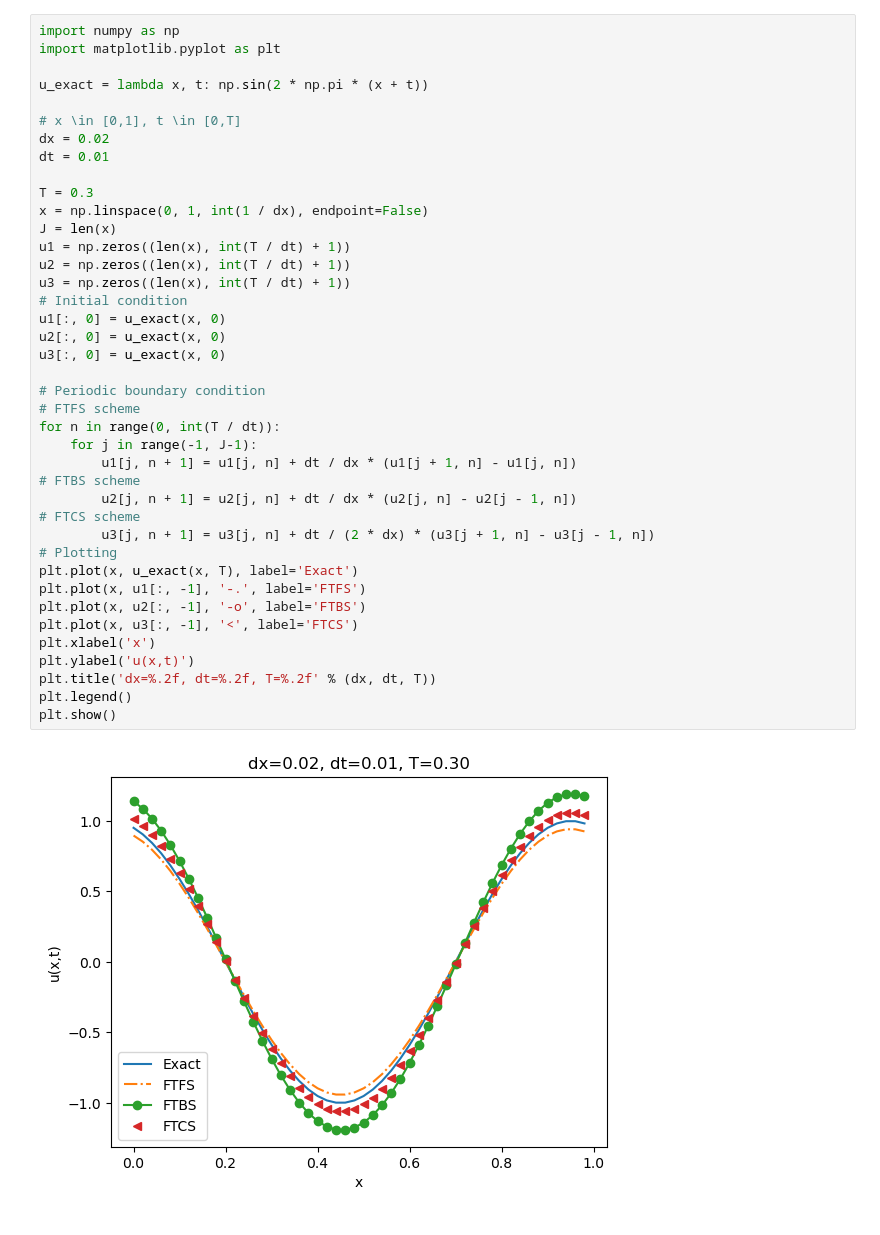
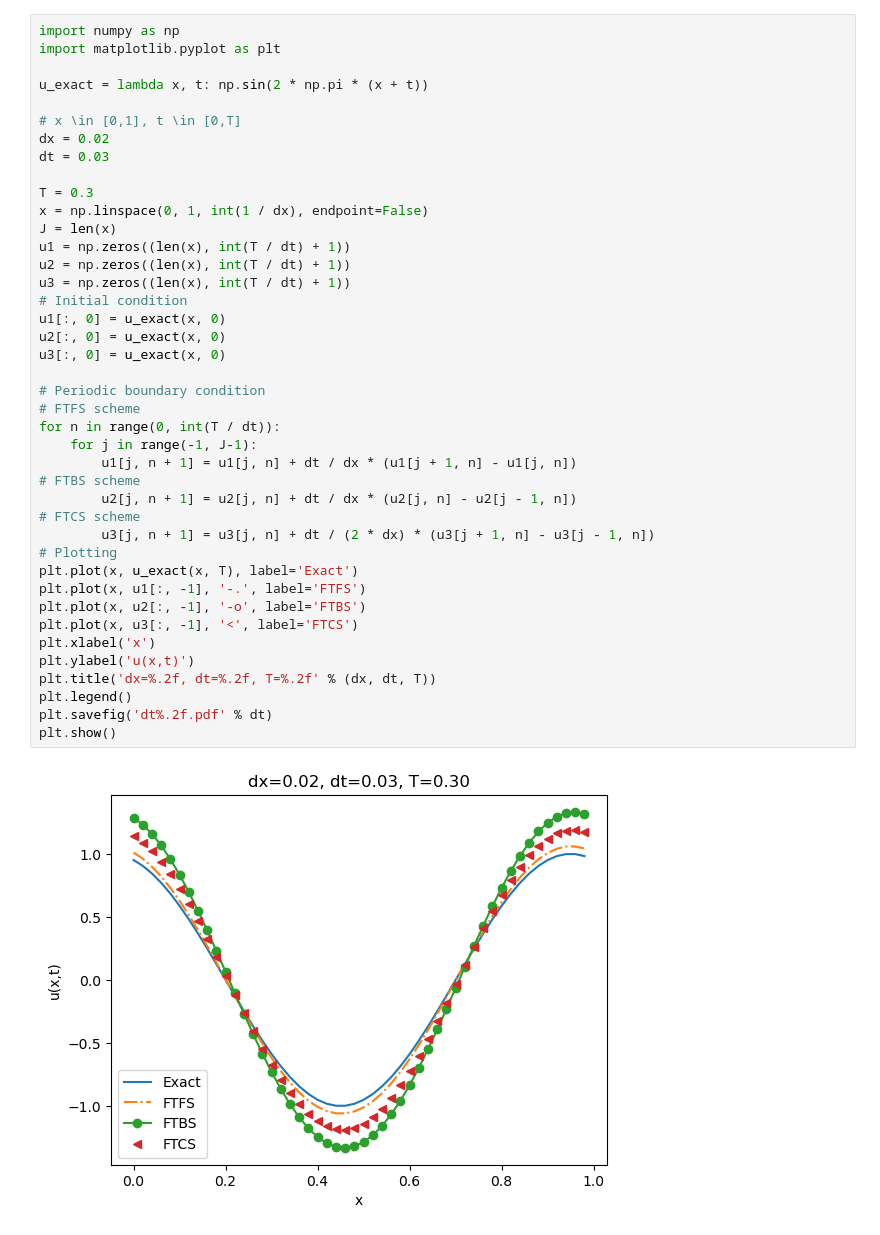
Before and after one commit to Cauchyyyyy/NPDE-24-Fall, a Jupyter notebook: hw250925/main.ipynb, the cells around one changed output. Saved outputs shown, nothing was run; the diff lists cells and outputs as text.

```diff
--- a/hw250925/main.ipynb
+++ b/hw250925/main.ipynb
@@ -6,37 +6,38 @@ u_exact = lambda x, t: np.sin(2 * np.pi * (x + t))
 
 # x \in [0,1], t \in [0,T]
 dx = 0.02
-dt = 0.01
+dt = 0.03
 
 T = 0.3
 x = np.linspace(0, 1, int(1 / dx), endpoint=False)
 J = len(x)
 u1 = np.zeros((len(x), int(T / dt) + 1))
 u2 = np.zeros((len(x), int(T / dt) + 1))
 u3 = np.zeros((len(x), int(T / dt) + 1))
 # Initial condition
 u1[:, 0] = u_exact(x, 0)
 u2[:, 0] = u_exact(x, 0)
 u3[:, 0] = u_exact(x, 0)
 
 # Periodic boundary condition
 # FTFS scheme
 for n in range(0, int(T / dt)):
     for j in range(-1, J-1):
         u1[j, n + 1] = u1[j, n] + dt / dx * (u1[j + 1, n] - u1[j, n])
 # FTBS scheme
         u2[j, n + 1] = u2[j, n] + dt / dx * (u2[j, n] - u2[j - 1, n])
 # FTCS scheme
         u3[j, n + 1] = u3[j, n] + dt / (2 * dx) * (u3[j + 1, n] - u3[j - 1, n])
 # Plotting
 plt.plot(x, u_exact(x, T), label='Exact')
 plt.plot(x, u1[:, -1], '-.', label='FTFS')
 plt.plot(x, u2[:, -1], '-o', label='FTBS')
 plt.plot(x, u3[:, -1], '<', label='FTCS')
 plt.xlabel('x')
 plt.ylabel('u(x,t)')
 plt.title('dx=%.2f, dt=%.2f, T=%.2f' % (dx, dt, T))
 plt.legend()
+plt.savefig('dt%.2f.pdf' % dt)
 plt.show()
 # %% [output]
-[figure, old version]
+[figure, new version]
```
Also changed, not shown: 5 other files.
